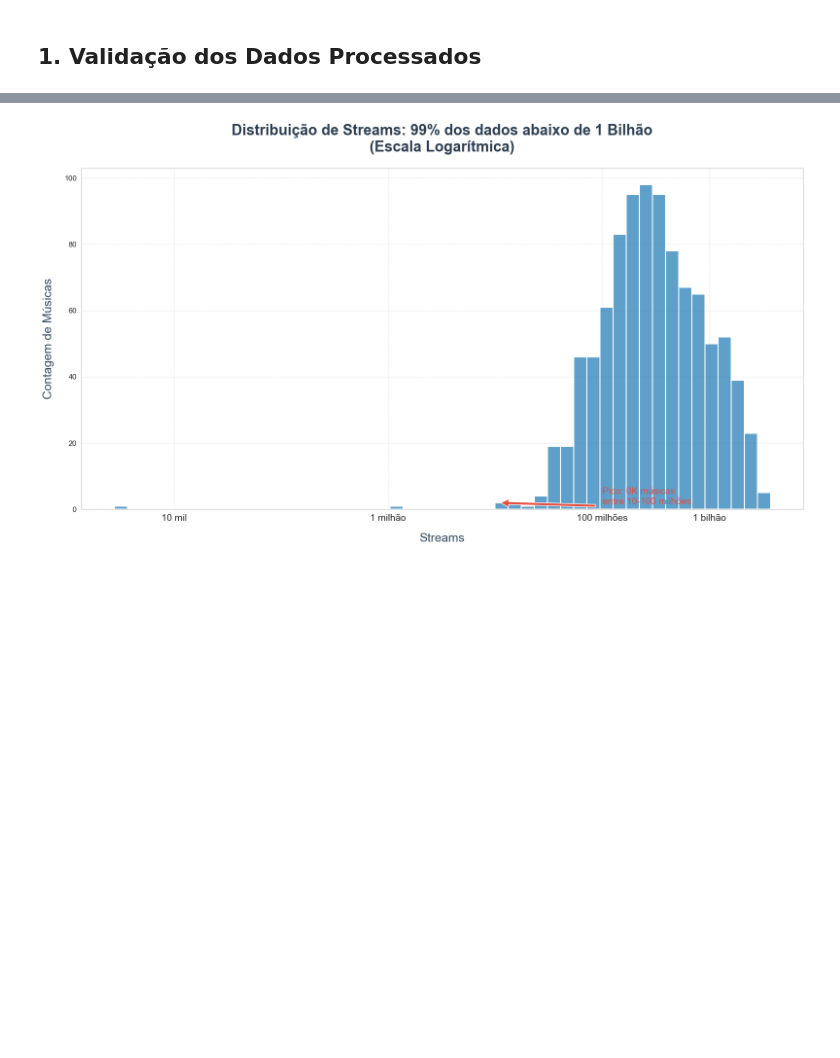
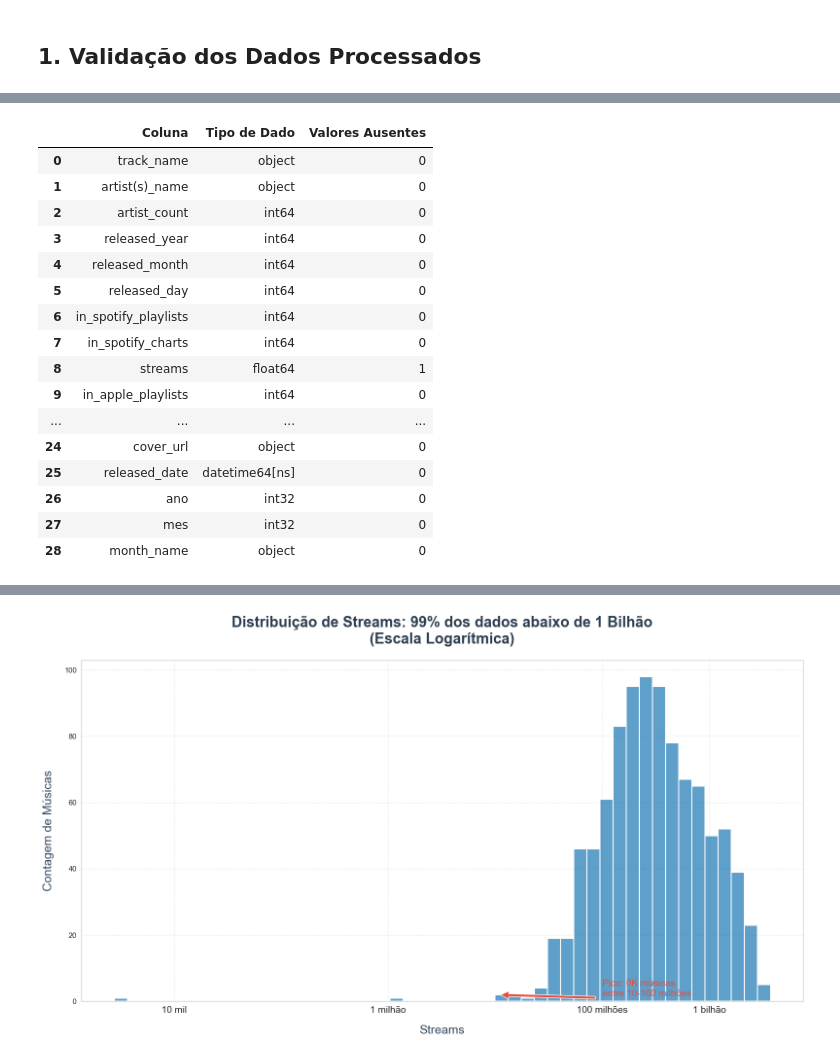
Before and after one commit to tmarsbr/data-analyst-project, a Jupyter notebook: notebooks/analysis.ipynb, the cells around one changed output, grey strips where cells are left out. Saved outputs shown, nothing was run; the diff lists cells and outputs as text; code cells hidden in the pictures; blank space fills up the shorter version.

```diff
--- a/notebooks/analysis.ipynb
+++ b/notebooks/analysis.ipynb
@@ -159,0 +119,41 @@ dtype: int64
+# %%
+
+
+def metadados(df: pd.DataFrame) -> pd.DataFrame:
+    """
+    Função para gerar um DataFrame com metadados do DataFrame fornecido.
+
+    Args:
+    df (pd.DataFrame): DataFrame de entrada.
+
+    Returns:
+    pd.DataFrame: DataFrame contendo colunas, tipos de dados e valores ausentes.
+    """
+    metadados_df = pd.DataFrame({
+        'Coluna': df.columns,
+        'Tipo de Dado': df.dtypes,
+        'Valores Ausentes': df.isnull().sum()
+    }).reset_index(drop=True)
+
+    return metadados_df
+
+# Gerar metadados
+metadados(df)
+# %% [output]
+|  | Coluna | Tipo de Dado | Valores Ausentes |
+| 0 | track_name | object | 0 |
+| 1 | artist(s)_name | object | 0 |
+| 2 | artist_count | int64 | 0 |
+| 3 | released_year | int64 | 0 |
+| 4 | released_month | int64 | 0 |
+| 5 | released_day | int64 | 0 |
+| 6 | in_spotify_playlists | int64 | 0 |
+| 7 | in_spotify_charts | int64 | 0 |
+| 8 | streams | float64 | 1 |
+| 9 | in_apple_playlists | int64 | 0 |
+| ... | ... | ... | ... |
+| 24 | cover_url | object | 0 |
+| 25 | released_date | datetime64[ns] | 0 |
+| 26 | ano | int32 | 0 |
+| 27 | mes | int32 | 0 |
+| 28 | month_name | object | 0 |
```
Also changed, not shown: parts of 7 cells of this notebook.
